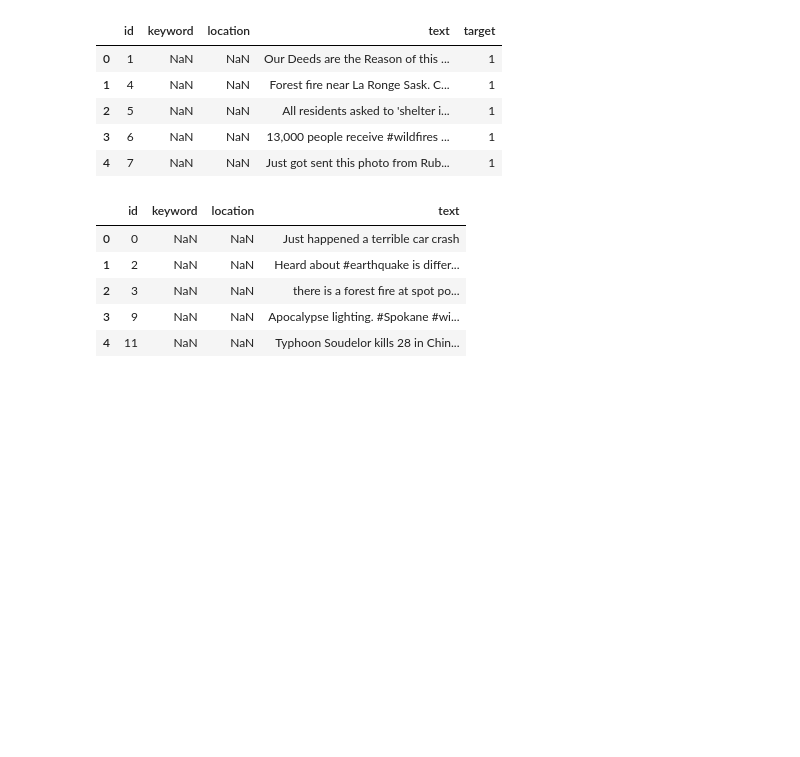
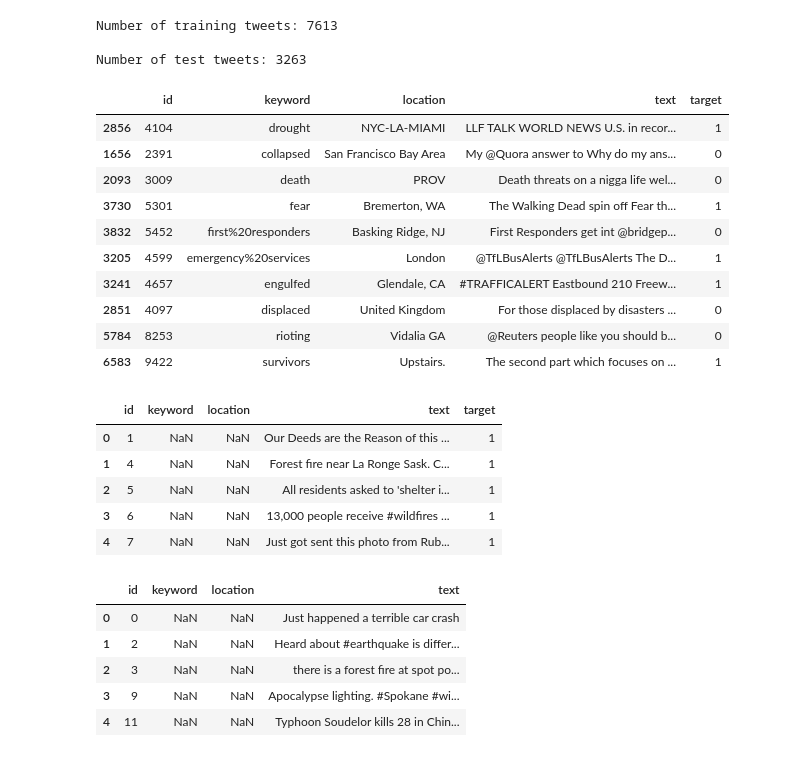
Before and after one commit to Jaiquisic23/Artificial-Neural-Networks, a Jupyter notebook: classification model and predictions.ipynb, the cells around one changed output. Drawn from its saved outputs; the diff is of its cells as text; code cells hidden in the pictures; blank space fills up the shorter version.

```diff
--- a/classification model and predictions.ipynb
+++ b/classification model and predictions.ipynb
@@ -22,6 +23,26 @@ Saving test.csv to test (5).csv
 # %%
 trData = pd.read_csv("train.csv")
 tData = pd.read_csv("test.csv")
+# %%
+print(f'Number of training tweets: {trData.shape[0]}\n')
+print(f'Number of test tweets: {tData.shape[0]}\n')
+
+display(trData.sample(10))
+# %% [output]
+Number of training tweets: 7613
+
+Number of test tweets: 3263
+|  | id | keyword | location | text | target |
+| 2856 | 4104 | drought | NYC-LA-MIAMI | LLF TALK WORLD NEWS U.S. in recor... | 1 |
+| 1656 | 2391 | collapsed | San Francisco Bay Area | My @Quora answer to Why do my ans... | 0 |
+| 2093 | 3009 | death | PROV | Death threats on a nigga life wel... | 0 |
+| 3730 | 5301 | fear | Bremerton, WA | The Walking Dead spin off Fear th... | 1 |
+| 3832 | 5452 | first%20responders | Basking Ridge, NJ | First Responders get int @bridgep... | 0 |
+| 3205 | 4599 | emergency%20services | London | @TfLBusAlerts @TfLBusAlerts The D... | 1 |
+| 3241 | 4657 | engulfed | Glendale, CA | #TRAFFICALERT Eastbound 210 Freew... | 1 |
+| 2851 | 4097 | displaced | United Kingdom | For those displaced by disasters ... | 0 |
+| 5784 | 8253 | rioting | Vidalia GA | @Reuters people like you should b... | 0 |
+| 6583 | 9422 | survivors | Upstairs. | The second part which focuses on ... | 1 |
 # %%
 trData.head()
 # %% [output]
```
Also changed, not shown: parts of 21 cells of this notebook.
